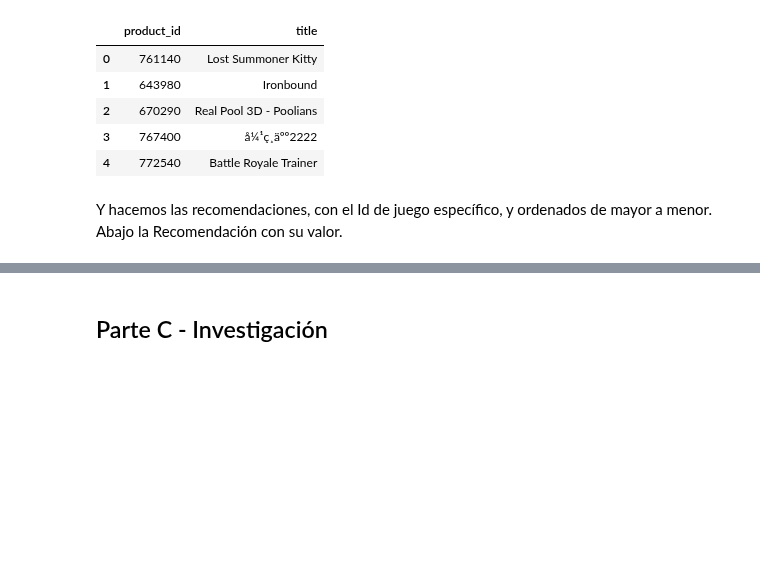
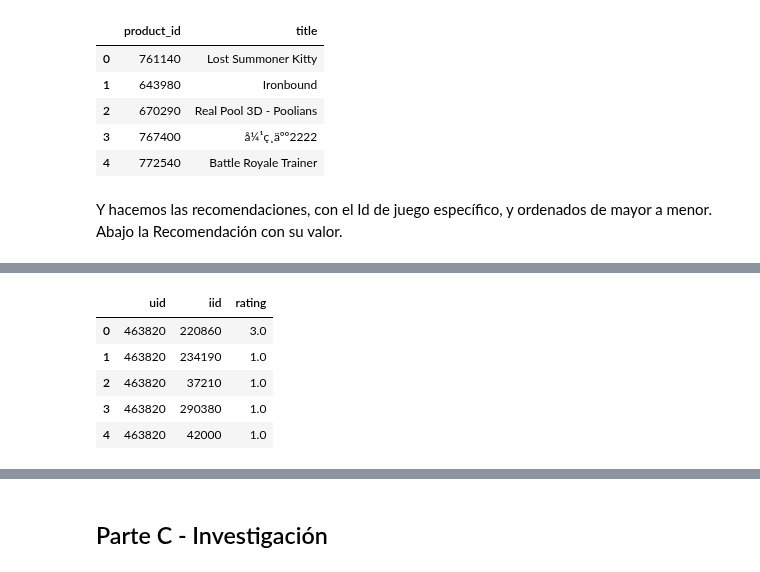
Before and after one commit to alseveso/AcamicaDS, a Jupyter notebook: Proyecto 3/A. Proyecto 03_Alejandra Seveso.ipynb, the cells around one changed output, grey strips where cells are left out. Cells and saved outputs as stored; diff of their text form; code cells hidden in the pictures; blank space fills up the shorter version.

```diff
--- a/Proyecto 3/A. Proyecto 03_Alejandra Seveso.ipynb
+++ b/Proyecto 3/A. Proyecto 03_Alejandra Seveso.ipynb
@@ -1323,0 +1327,31 @@ print(recomendaciones_usuario.head(10))
+# %%
+# Copyright (c) Microsoft Corporation. All rights reserved.
+# Licensed under the MIT License.
+
+def invert_dictionary(dictionary):
+    """Invert a dictionary
+    Args:
+        dictionary (dict): A dictionary
+    Returns:
+        dict: inverted dictionary
+    """
+    return {v: k for k, v in dictionary.items()}
+
+def surprise_trainset_to_df(trainset, col_user="uid", col_item="iid", col_rating="rating"):
+    df = pd.DataFrame(trainset.all_ratings(), columns=[col_user, col_item, col_rating])
+    map_user = trainset._inner2raw_id_users if trainset._inner2raw_id_users is not None else invert_dictionary(trainset._raw2inner_id_users)
+    map_item = trainset._inner2raw_id_items if trainset._inner2raw_id_items is not None else invert_dictionary(trainset._raw2inner_id_items)
+    df[col_user] = df[col_user].map(map_user)
+    df[col_item] = df[col_item].map(map_item)
+    return df
+
+trainset_df = surprise_trainset_to_df(trainset)
+# %%
+trainset_df.head()
+# %% [output]
+|  | uid | iid | rating |
+| 0 | 463820 | 220860 | 3.0 |
+| 1 | 463820 | 234190 | 1.0 |
+| 2 | 463820 | 37210 | 1.0 |
+| 3 | 463820 | 290380 | 1.0 |
+| 4 | 463820 | 42000 | 1.0 |
```
Also changed, not shown: parts of 21 cells of this notebook, 1 other file.
